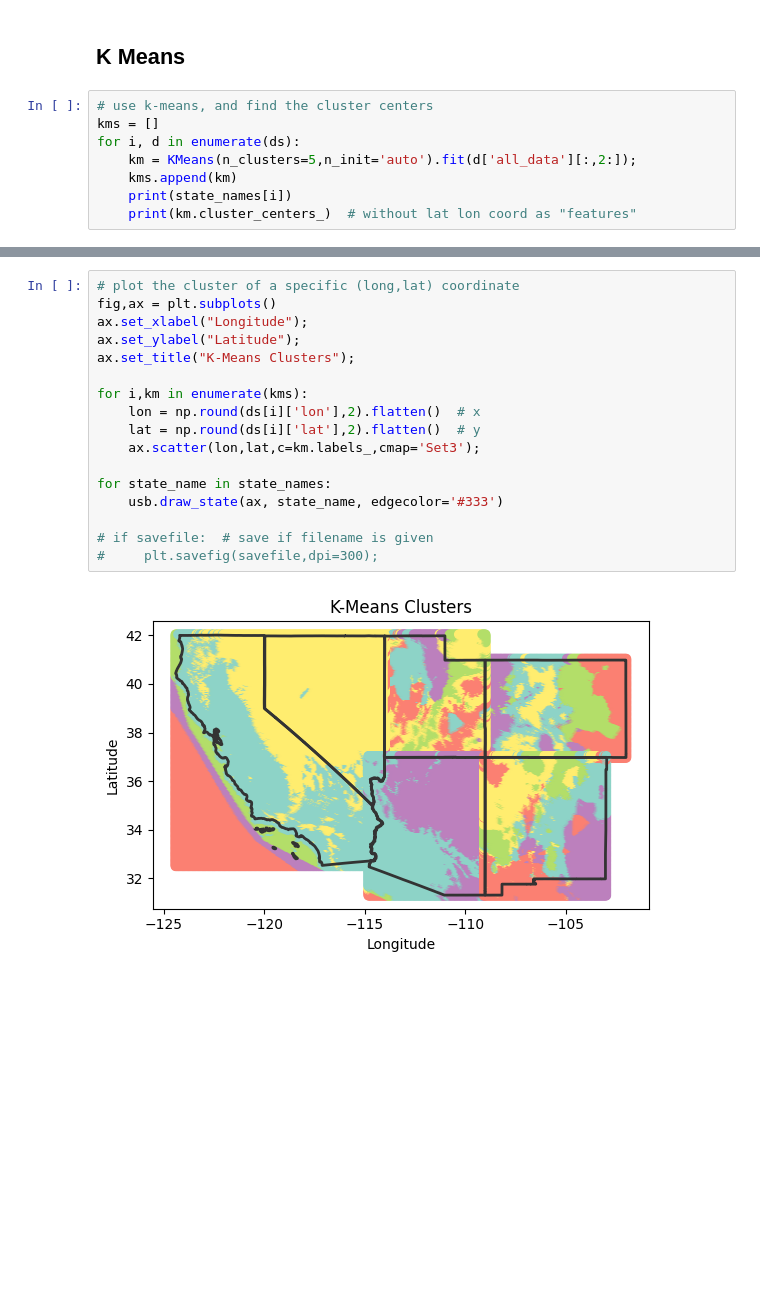
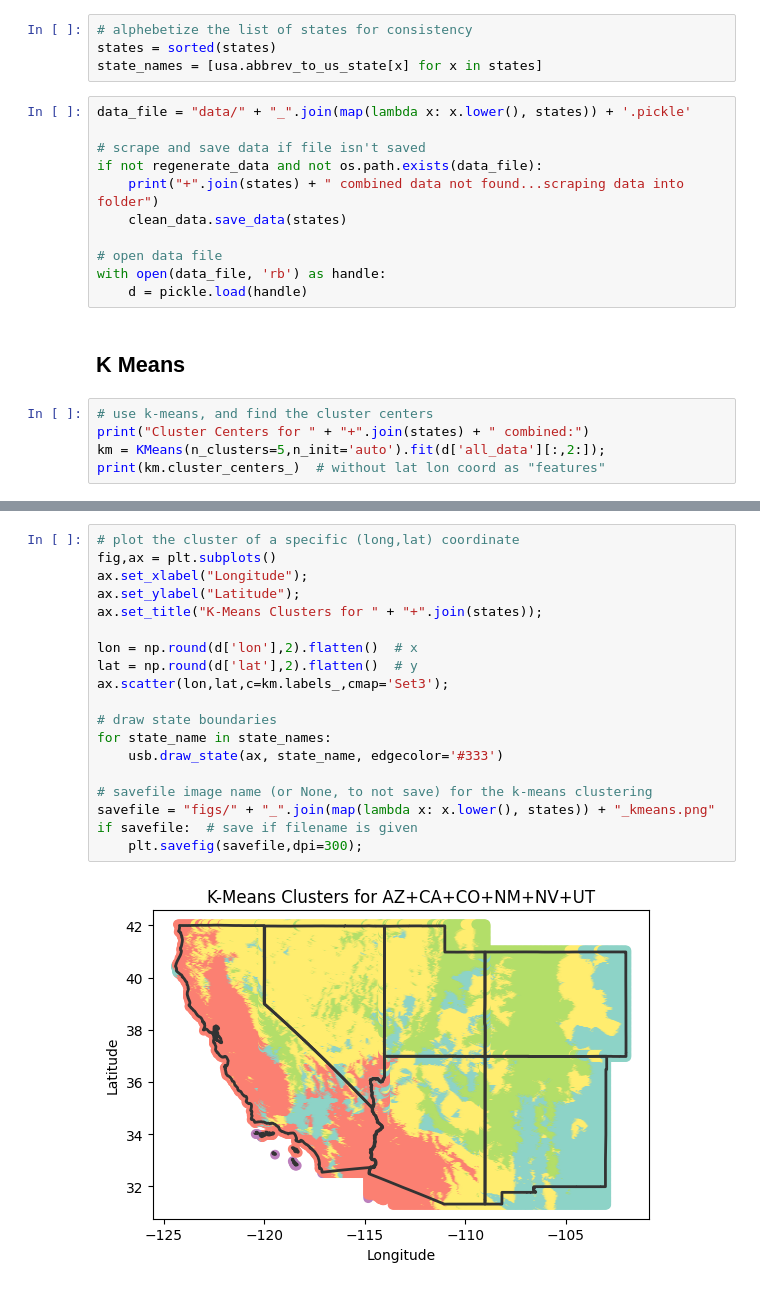
Before and after one commit to maminian/gsmmc-2023-fire-risk, a Jupyter notebook: kmeans/kmeans.ipynb, the cells around one changed output, grey strips where cells are left out. Saved outputs shown, nothing was run; the diff lists cells and outputs as text; blank space fills up the shorter version.

Commit message:
Aggregate data for multiple states (fix hacky version)

```diff
--- a/kmeans/kmeans.ipynb
+++ b/kmeans/kmeans.ipynb
@@ -29,11 +18,23 @@ for state in states:
+# %%
+# alphebetize the list of states for consistency
+states = sorted(states)
+state_names = [usa.abbrev_to_us_state[x] for x in states]
+# %%
+data_file = "data/" + "_".join(map(lambda x: x.lower(), states)) + '.pickle'
+
+# scrape and save data if file isn't saved
+if not regenerate_data and not os.path.exists(data_file):
+    print("+".join(states) + " combined data not found...scraping data into folder")
+    clean_data.save_data(states)
+
+# open data file
+with open(data_file, 'rb') as handle:
+    d = pickle.load(handle)
 # %% [markdown]
 ## K Means
 # %%
 # use k-means, and find the cluster centers
-kms = []
-for i, d in enumerate(ds):
-    km = KMeans(n_clusters=5,n_init='auto').fit(d['all_data'][:,2:]);
-    kms.append(km)
-    print(state_names[i])
-    print(km.cluster_centers_)  # without lat lon coord as "features"
+print("Cluster Centers for " + "+".join(states) + " combined:")
+km = KMeans(n_clusters=5,n_init='auto').fit(d['all_data'][:,2:]);
+print(km.cluster_centers_)  # without lat lon coord as "features"
 # %% [output]
@@ -57,19 +47,21 @@ Utah
 # %%
 # plot the cluster of a specific (long,lat) coordinate
 fig,ax = plt.subplots()
 ax.set_xlabel("Longitude");
 ax.set_ylabel("Latitude");
-ax.set_title("K-Means Clusters");
+ax.set_title("K-Means Clusters for " + "+".join(states));
 
-for i,km in enumerate(kms):
-    lon = np.round(ds[i]['lon'],2).flatten()  # x
-    lat = np.round(ds[i]['lat'],2).flatten()  # y
-    ax.scatter(lon,lat,c=km.labels_,cmap='Set3');
+lon = np.round(d['lon'],2).flatten()  # x
+lat = np.round(d['lat'],2).flatten()  # y
+ax.scatter(lon,lat,c=km.labels_,cmap='Set3');
 
+# draw state boundaries
 for state_name in state_names:
     usb.draw_state(ax, state_name, edgecolor='#333')
 
-# if savefile:  # save if filename is given
-#     plt.savefig(savefile,dpi=300);
+# savefile image name (or None, to not save) for the k-means clustering
+savefile = "figs/" + "_".join(map(lambda x: x.lower(), states)) + "_kmeans.png"
+if savefile:  # save if filename is given
+    plt.savefig(savefile,dpi=300);
 # %% [output]
-[figure, old version]
+[figure, new version]
```
Also changed, not shown: parts of 6 cells of this notebook, 2 other files.
